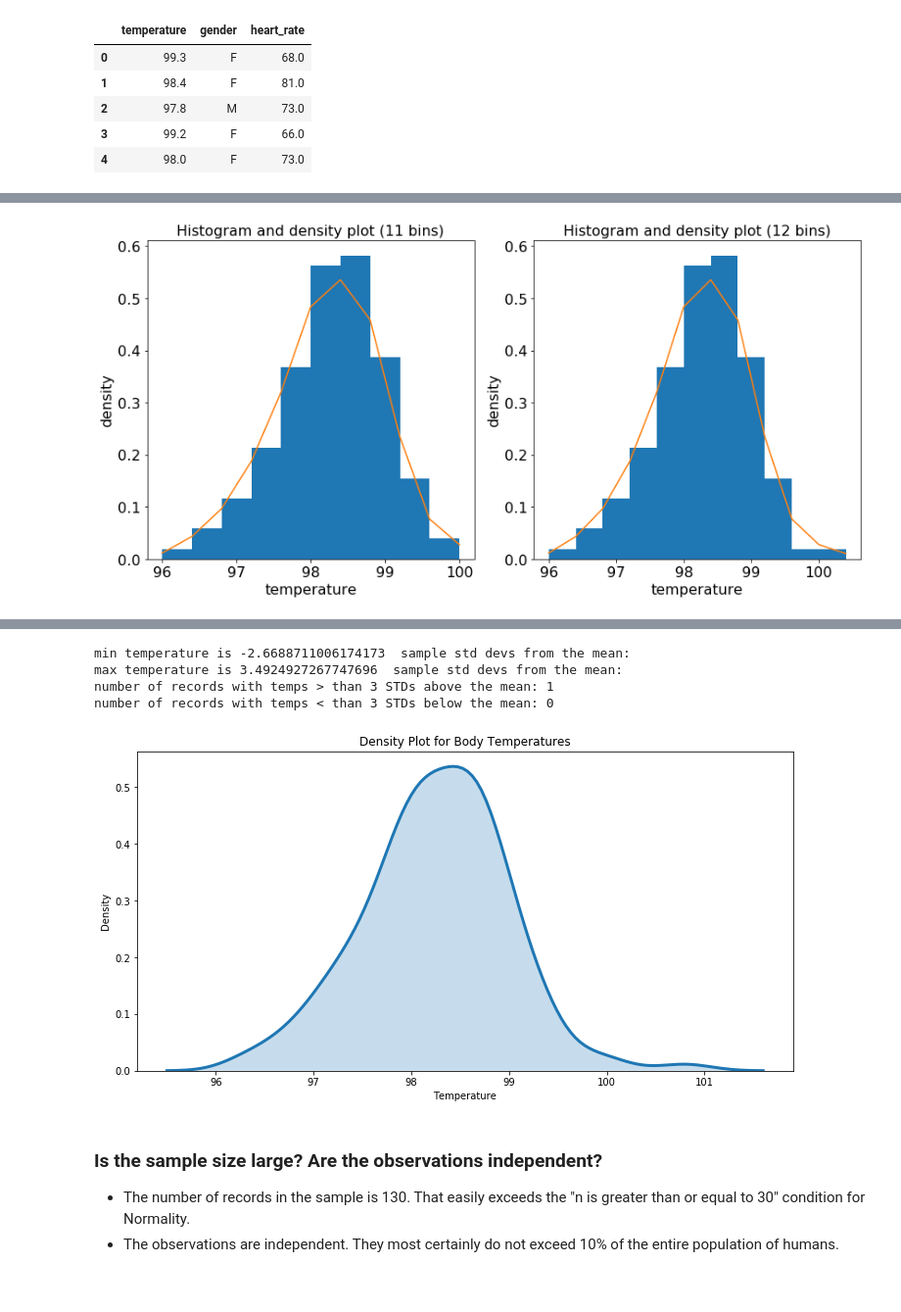
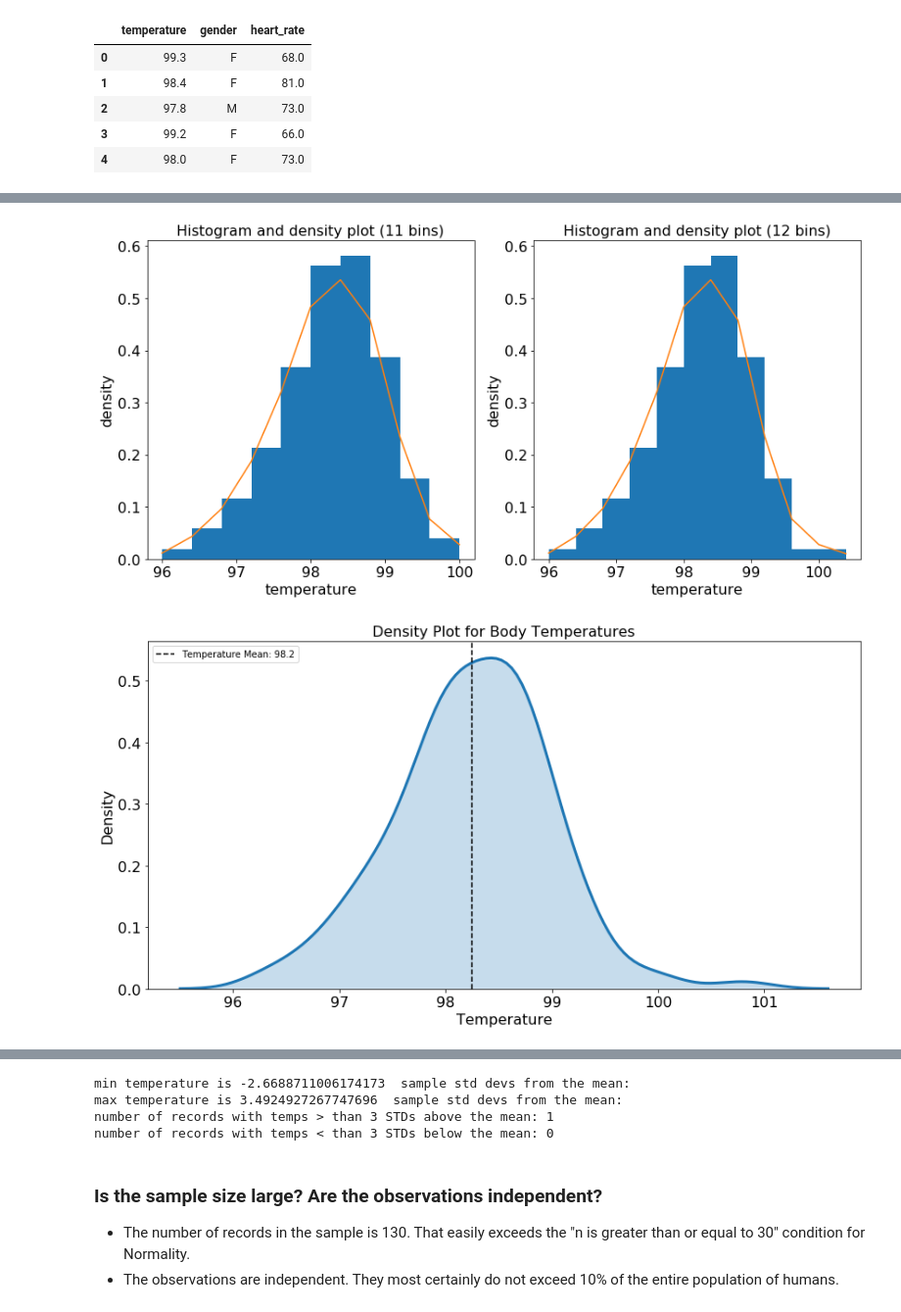
Before and after one commit to cleonard1261/springboard, a Jupyter notebook: EDA_human_temperature/sliderule_dsi_inferential_statistics_exercise_1.ipynb, the cells around one changed output, grey strips where cells are left out. Shown at 98% size. Drawn from its saved outputs; the diff is of its cells as text; code cells hidden in the pictures.

```diff
--- a/EDA_human_temperature/sliderule_dsi_inferential_statistics_exercise_1.ipynb
+++ b/EDA_human_temperature/sliderule_dsi_inferential_statistics_exercise_1.ipynb
@@ -180,5 +182,29 @@ lbin.append(mlist(96.0,.4,12))
 
 for i in range(len(lbin)):
     _ = hist_plots(df,lbin[i],i)
+
+import warnings
+
+with warnings.catch_warnings():
+    warnings.simplefilter("ignore")
+    #fxn()
+# density plot
+    temp_mean = df.temperature.mean()
+    print(temp_mean)
+    fig, axes = plt.subplots(nrows=1, ncols=1, figsize=(14,7))
+    temps = df['temperature']
+    binz = mlist(96.0,.4,11)
+    _ = sns.distplot(temps, hist = False, bins=binz, kde = True,
+                  kde_kws = {'shade': True, 'linewidth': 3})
+    _ = plt.title('Density Plot for Body Temperatures', fontsize=16)
+    _ = plt.xlabel('Temperature', fontsize=16)
+    _ = plt.ylabel('Density', fontsize=16)
+    _ = plt.tick_params(axis = 'x', which = 'major', labelsize = 16)
+    _ = plt.tick_params(axis = 'y', which = 'major', labelsize = 16)
+    _ = plt.axvline(x=temp_mean,color='k', linestyle='--',label='Temperature Mean: 98.2' )
+    _ = plt.legend(loc='upper left')
+    plt.show()
+
+
 print(dt.datetime.now())
 # %% [output]
@@ -187 +213,2 @@ print(dt.datetime.now())
 [figure]
+[figure, added]
@@ -207,23 +237,6 @@ min temperature is -2.6688711006174173  sample std devs from the mean:
 max temperature is 3.4924927267747696  sample std devs from the mean:
 number of records with temps > than 3 STDs above the mean: 1
 number of records with temps < than 3 STDs below the mean: 0
-# %%
-import warnings
-
-with warnings.catch_warnings():
-    warnings.simplefilter("ignore")
-    #fxn()
-# density plot
-    fig, axes = plt.subplots(nrows=1, ncols=1, figsize=(12,6))
-    temps = df['temperature']
-    binz = mlist(96.0,.4,11)
-    _ = sns.distplot(temps, hist = False, bins=binz, kde = True,
-                  kde_kws = {'shade': True, 'linewidth': 3})
-    plt.title('Density Plot for Body Temperatures')
-    plt.xlabel('Temperature')
-    plt.ylabel('Density')
-# %% [output]
-[figure, removed]
 # %% [markdown]
 ### Is the sample size large? Are the observations independent?
 * The number of records in the sample is 130. That easily exceeds the "n is greater than or equal to 30" condition for Normality.
```
Also changed, not shown: parts of 15 cells of this notebook.
